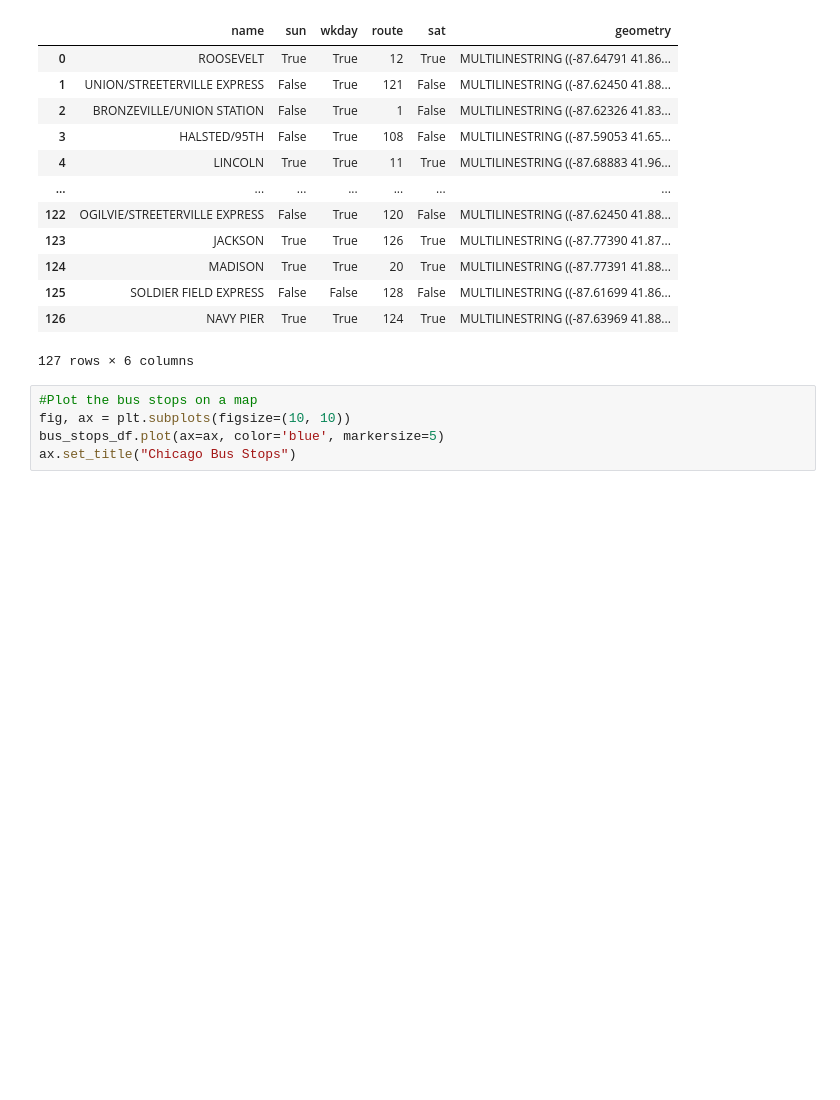
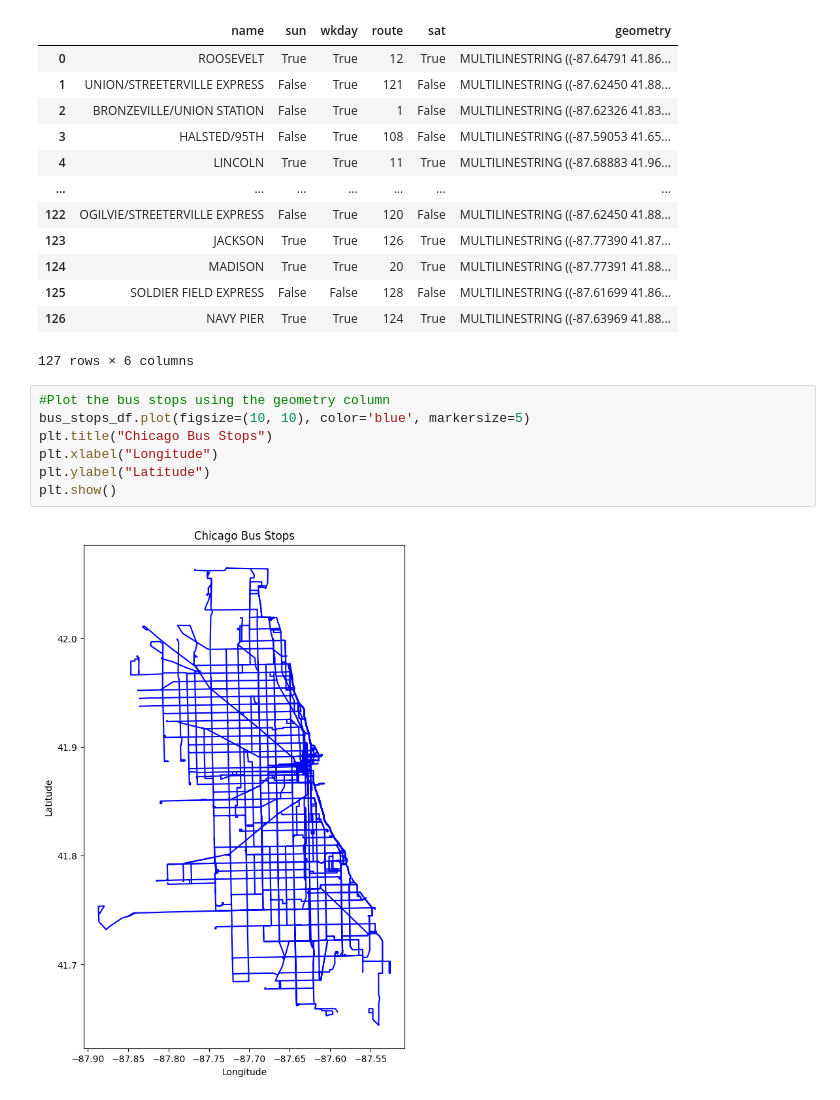
Before and after one commit to chance-roberts/DATA6330_RobertsC, a Jupyter notebook: RobertsC_DATA6330.ipynb, the cells around one changed output. Cells and saved outputs as stored; diff of their text form; blank space fills up the shorter version.

```diff
--- a/RobertsC_DATA6330.ipynb
+++ b/RobertsC_DATA6330.ipynb
@@ -66,7 +54,11 @@ bus_stops_df
 | 126 | NAVY PIER | True | True | 124 | True | MULTILINESTRING ((-87.63969 41.88... |
 127 rows × 6 columns
 # %%
-#Plot the bus stops on a map
-fig, ax = plt.subplots(figsize=(10, 10))
-bus_stops_df.plot(ax=ax, color='blue', markersize=5)
-ax.set_title("Chicago Bus Stops")
+#Plot the bus stops using the geometry column
+bus_stops_df.plot(figsize=(10, 10), color='blue', markersize=5)
+plt.title("Chicago Bus Stops")
+plt.xlabel("Longitude")
+plt.ylabel("Latitude")
+plt.show()
+# %% [output]
+[figure, added]
```
Also changed, not shown: parts of 1 cell of this notebook.
